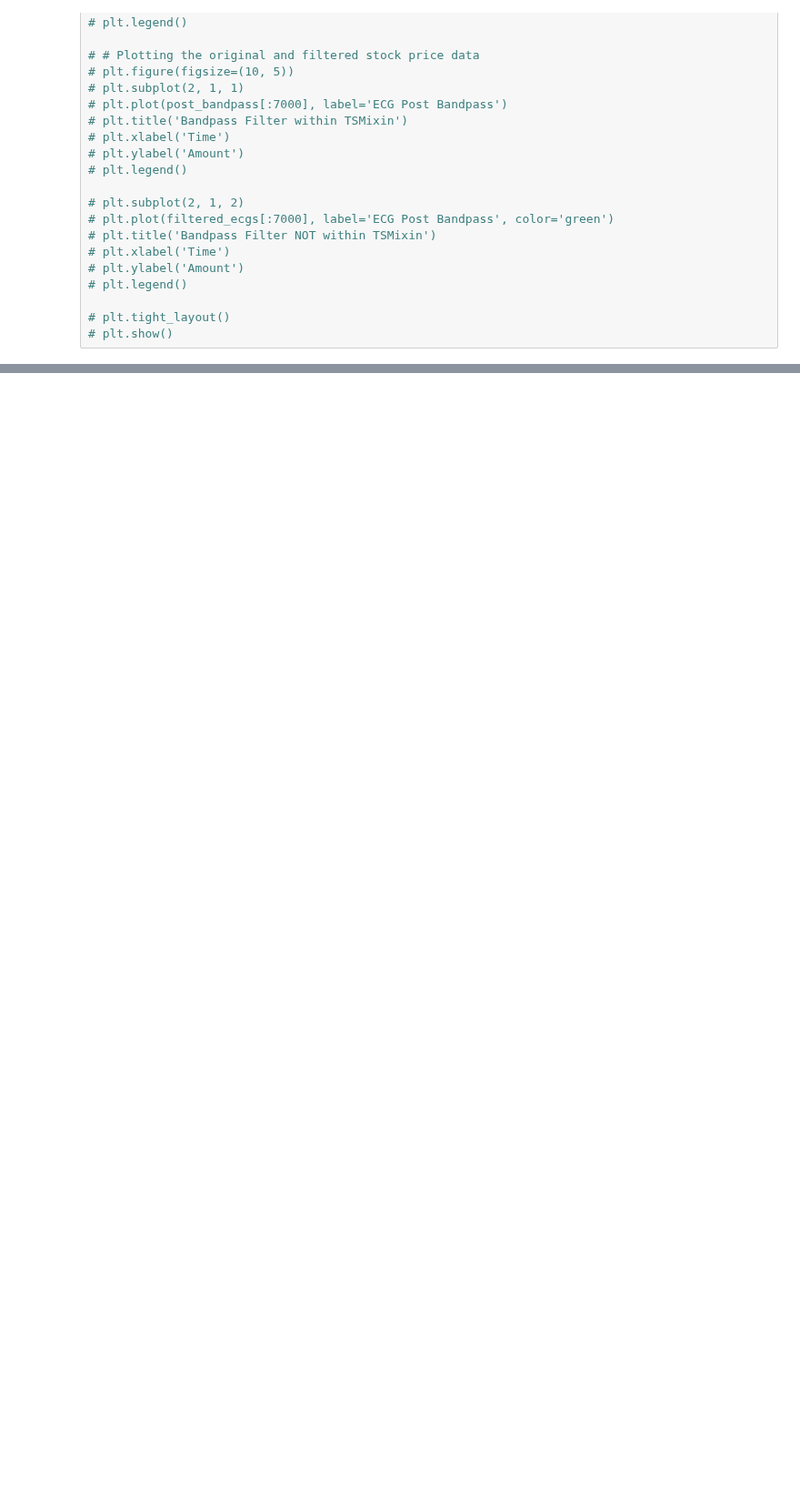
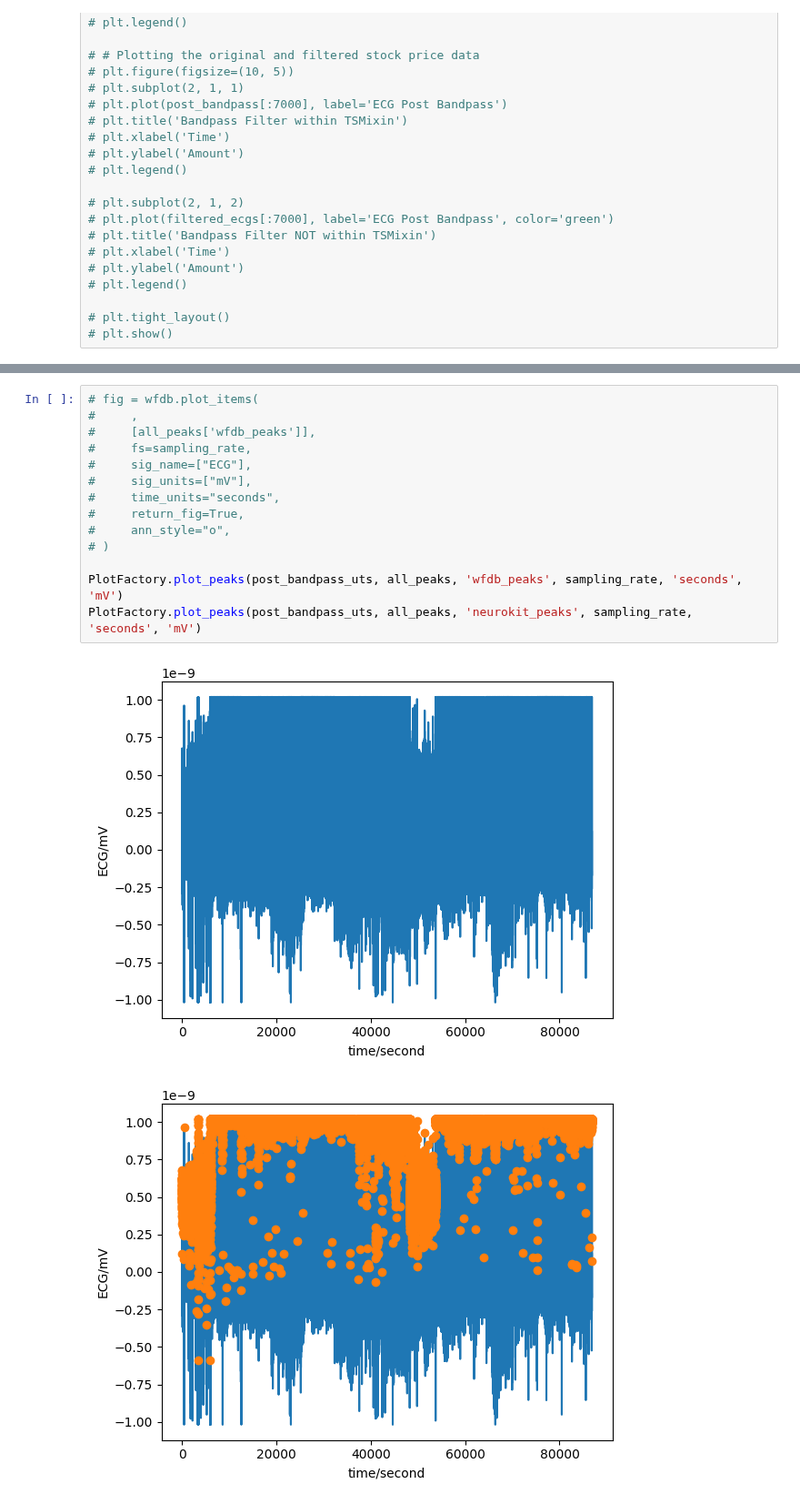
Before and after one commit to Brinkley97/applied_time_series_and_machine_learning, a Jupyter notebook: misc/play/wesad_and_tsml.ipynb, the cells around one changed output, grey strips where cells are left out. Shown at 91% size. Drawn from its saved outputs; the diff is of its cells as text; blank space fills up the shorter version.

```diff
--- a/misc/play/wesad_and_tsml.ipynb
+++ b/misc/play/wesad_and_tsml.ipynb
@@ -216,0 +224,17 @@ NameError: name 'peaks' is not defined
+# %%
+# fig = wfdb.plot_items(
+#     ,
+#     [all_peaks['wfdb_peaks']],
+#     fs=sampling_rate,
+#     sig_name=["ECG"],
+#     sig_units=["mV"],
+#     time_units="seconds",
+#     return_fig=True,
+#     ann_style="o",
+# )
+
+PlotFactory.plot_peaks(post_bandpass_uts, all_peaks, 'wfdb_peaks', sampling_rate, 'seconds', 'mV')
+PlotFactory.plot_peaks(post_bandpass_uts, all_peaks, 'neurokit_peaks', sampling_rate, 'seconds', 'mV')
+# %% [output]
+[figure, added]
+[figure, added]
```
Also changed, not shown: parts of 3 cells of this notebook, 4 other files.
